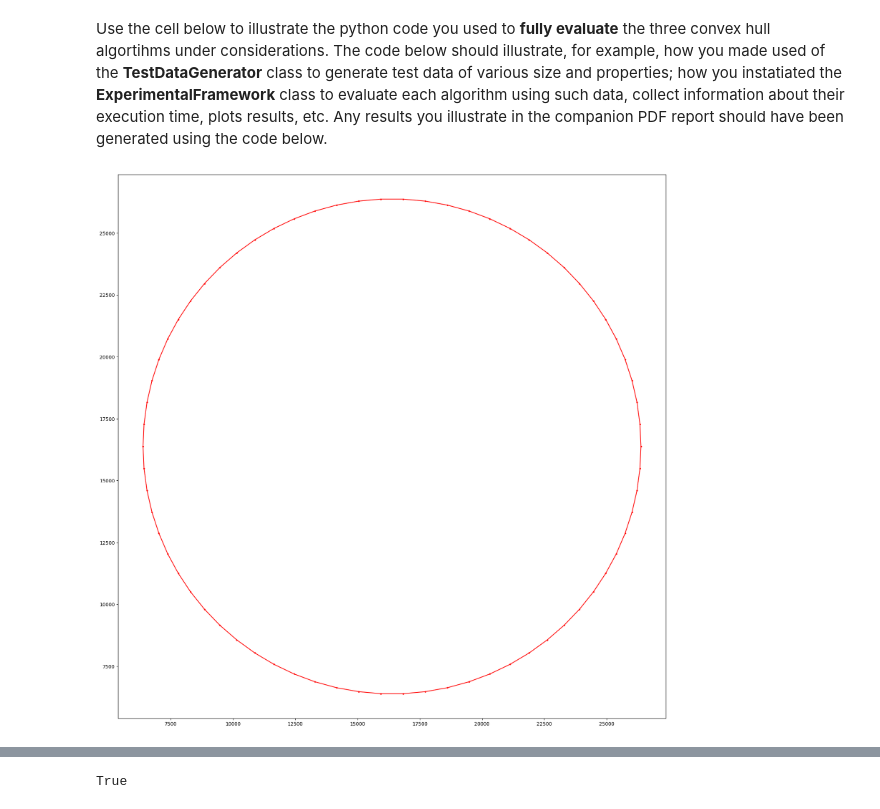
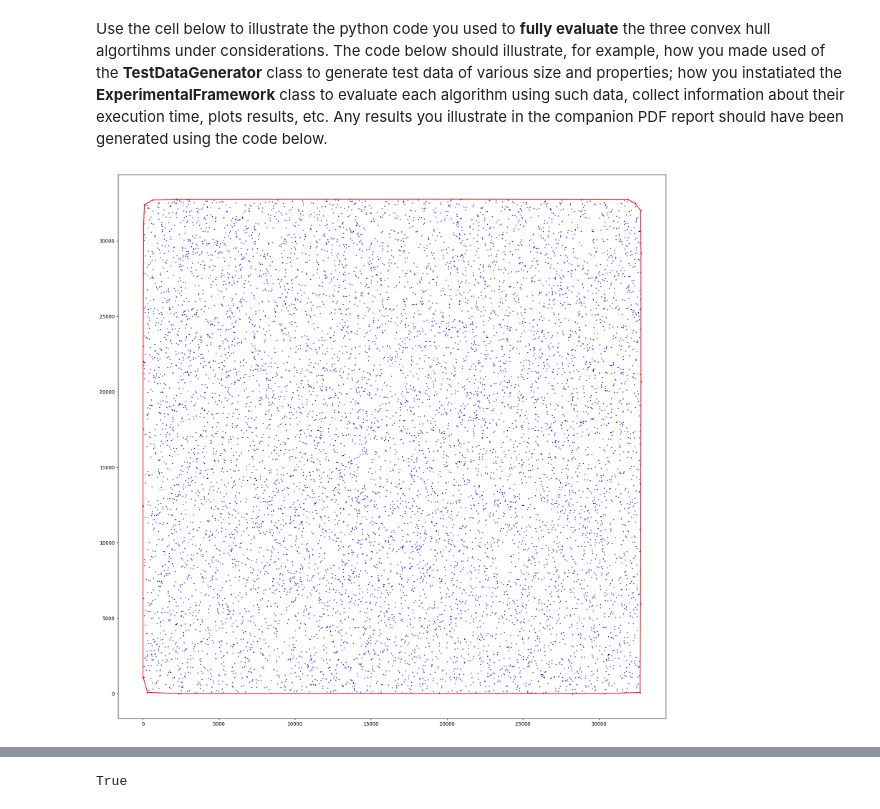
Before and after one commit to Declan-Loo/COMP0005-Grp30, a Jupyter notebook: grp-030-0005code.ipynb, the cells around one changed output, grey strips where cells are left out. Drawn from its saved outputs; the diff is of its cells as text; code cells hidden in the pictures.

```diff
--- a/grp-030-0005code.ipynb
+++ b/grp-030-0005code.ipynb
@@ -49,8 +49,7 @@ def jarvismarch(inputSet : list[tuple[int,int]]) -> list[tuple[int,int]]:
         leftmostPoint = next_point
         # check if the algorithm returns back to the starting point and then end the loop, returning the coordinates of the hull.
         if leftmostPoint == outputSet[0]:
-                # append to outputSet so a convex hull can be plotted
-                outputSet.append(leftmostPoint)
+                # convex hull is complete
                 break
 
     #ADD YOUR CODE HERE
@@ -204,7 +213,7 @@ import math
 class TestDataGenerator():
 
 
-    def __init__(self,num_points,radius = 0):
+    def __init__(self,num_points,radius=16383):
         self.num_points = num_points
         self.radius = radius
 
@@ -243,16 +252,16 @@ class TestDataGenerator():
 
         return edge_points
 
-    def generate_circlepoints (self):
+    def generate_circle_points(self):
         circle_points = []
-        centre_x = 16383
-        centre_y = 16383
+        centre_x = 0
+        centre_y = 0
 
         for i in range(self.num_points):
             angle = 2 * math.pi * i / self.num_points
             x = int(round(centre_x + self.radius * math.cos(angle)))
             y = int(round(centre_y + self.radius * math.sin(angle)))
-            circle_points.append((x,y))
+            circle_points.append((x, y))
 
         return circle_points
 
@@ -298,28 +307,31 @@ Use the cell below to illustrate the python code you used to **fully evaluate**
 # %%
 # ADD YOUR TEST CODE HERE
 # ADD YOUR TEST CODE HERE
 # Create an instance of TestDataGenerator
-data_generator = TestDataGenerator(70, radius= 10000)
+data_generator = TestDataGenerator(10000)
 
 # Call the generate_points() method
-points = data_generator.generate_circlepoints()
+points = data_generator.random_points()
 
 jarvis_march_points = jarvismarch(points)
+jarvis_march_points.append(jarvis_march_points[0])
+
+
 
 x = [i[0] for i in points]
 y = [i[1] for i in points]
 
 jarvis_x = [i[0] for i in jarvis_march_points]
 jarvis_y = [i[1] for i in jarvis_march_points]
 
 plt.scatter(x,y, color = 'blue', s = 1)
 plt.scatter(jarvis_x, jarvis_y, color = 'red', s = 5)
 plt.plot(jarvis_x, jarvis_y, color = 'red')
 fig = plt.gcf()
 fig.set_size_inches(20.5, 20.5)
 plt.show()
 # %% [output]
-[figure, old version]
+[figure, new version]
 # %%
 graham_points = grahamscan(points)
 graham_points.append(graham_points[0])
```
Also changed, not shown: parts of 9 cells of this notebook.
